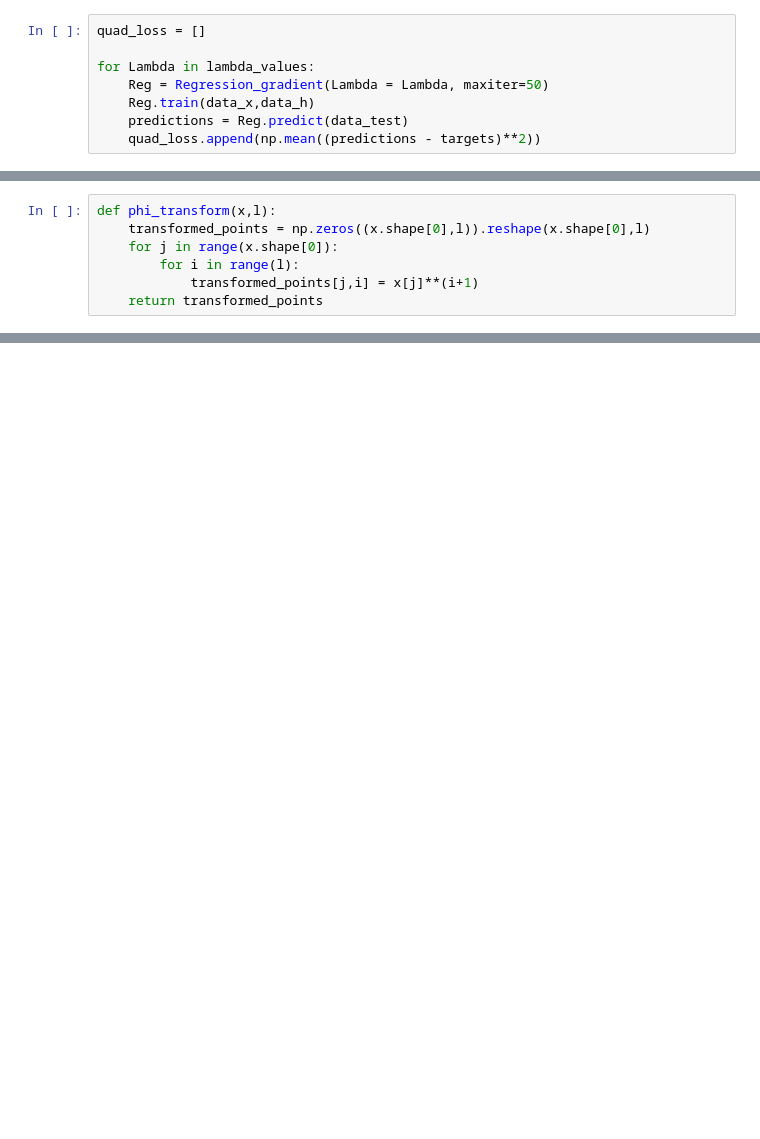
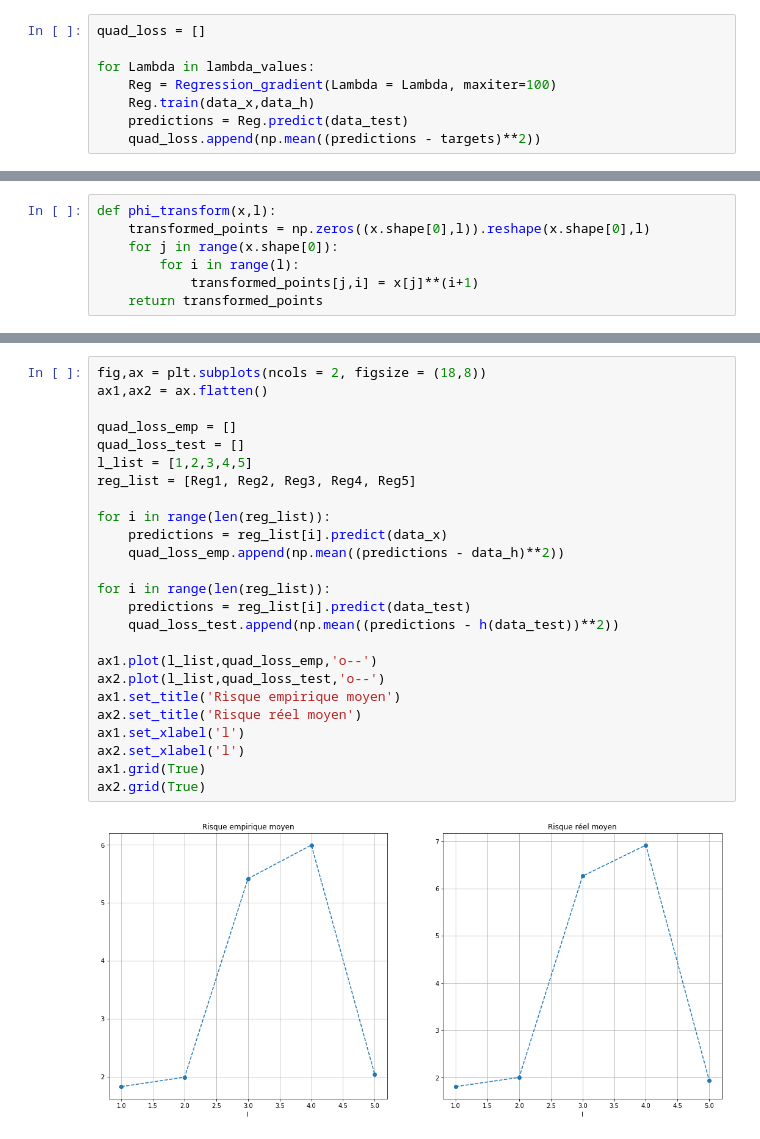
Before and after one commit to OMalenfantThuot/fondements_apprentissage_machine, a Jupyter notebook: Devoir02/Devoir2.ipynb, the cells around one changed output, grey strips where cells are left out. Drawn from its saved outputs; the diff is of its cells as text; blank space fills up the shorter version.

```diff
--- a/Devoir02/Devoir2.ipynb
+++ b/Devoir02/Devoir2.ipynb
@@ -291,7 +288,7 @@ lambda_values = [0.0001, 0.001, 0.01, 0.1, 1., 10., 100.]
 quad_loss = []
 
 for Lambda in lambda_values:
-    Reg = Regression_gradient(Lambda = Lambda, maxiter=50)
+    Reg = Regression_gradient(Lambda = Lambda, maxiter=100)
     Reg.train(data_x,data_h)
     predictions = Reg.predict(data_test)
     quad_loss.append(np.mean((predictions - targets)**2))
@@ -379,0 +372,27 @@ plt.close()
+# %%
+fig,ax = plt.subplots(ncols = 2, figsize = (18,8))
+ax1,ax2 = ax.flatten()
+
+quad_loss_emp = []
+quad_loss_test = []
+l_list = [1,2,3,4,5]
+reg_list = [Reg1, Reg2, Reg3, Reg4, Reg5]
+
+for i in range(len(reg_list)):
+    predictions = reg_list[i].predict(data_x)
+    quad_loss_emp.append(np.mean((predictions - data_h)**2))
+
+for i in range(len(reg_list)):
+    predictions = reg_list[i].predict(data_test)
+    quad_loss_test.append(np.mean((predictions - h(data_test))**2))
+
+ax1.plot(l_list,quad_loss_emp,'o--')
+ax2.plot(l_list,quad_loss_test,'o--')
+ax1.set_title('Risque empirique moyen')
+ax2.set_title('Risque réel moyen')
+ax1.set_xlabel('l')
+ax2.set_xlabel('l')
+ax1.grid(True)
+ax2.grid(True)
+# %% [output]
+[figure, added]
```
Also changed, not shown: parts of 14 cells of this notebook.
